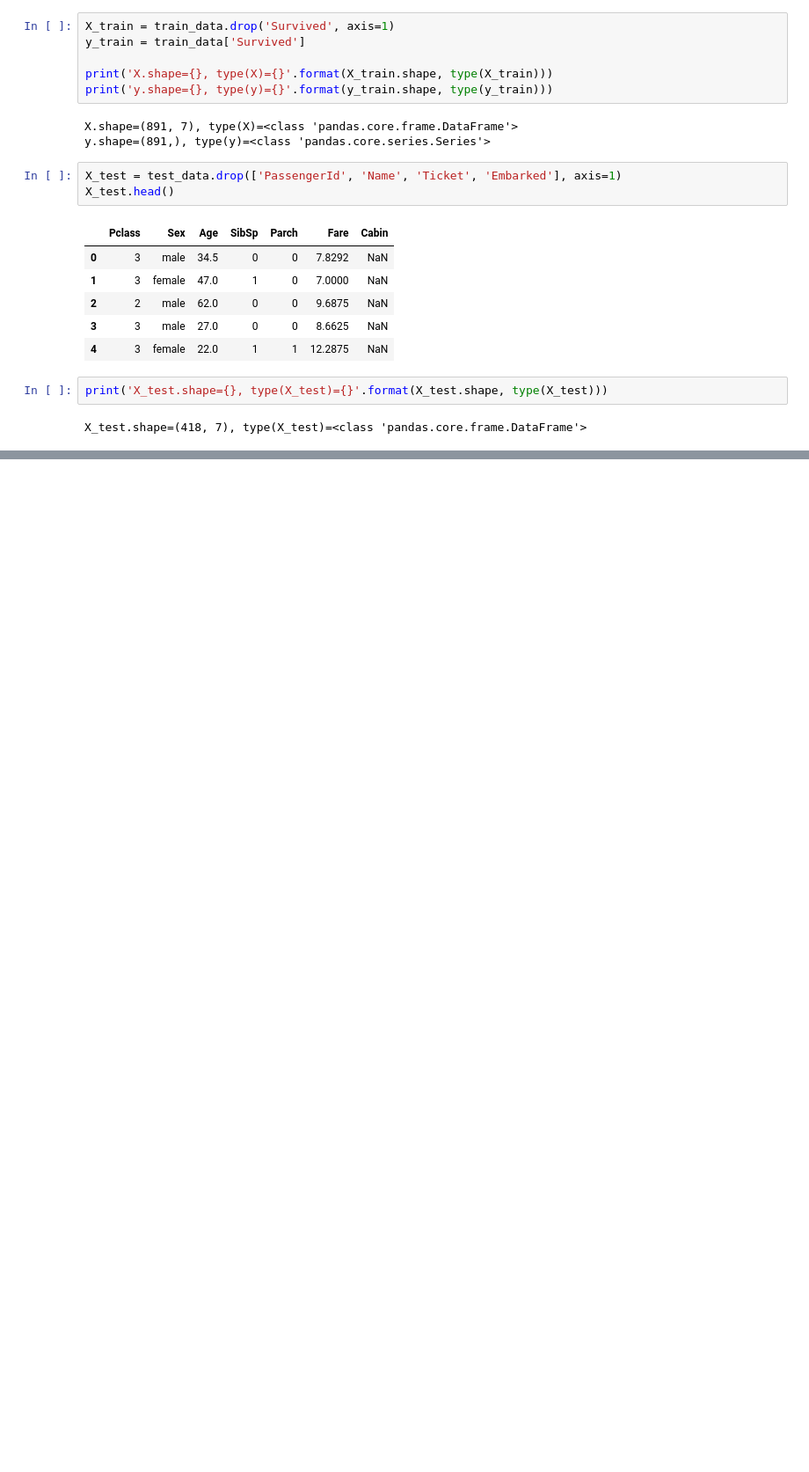
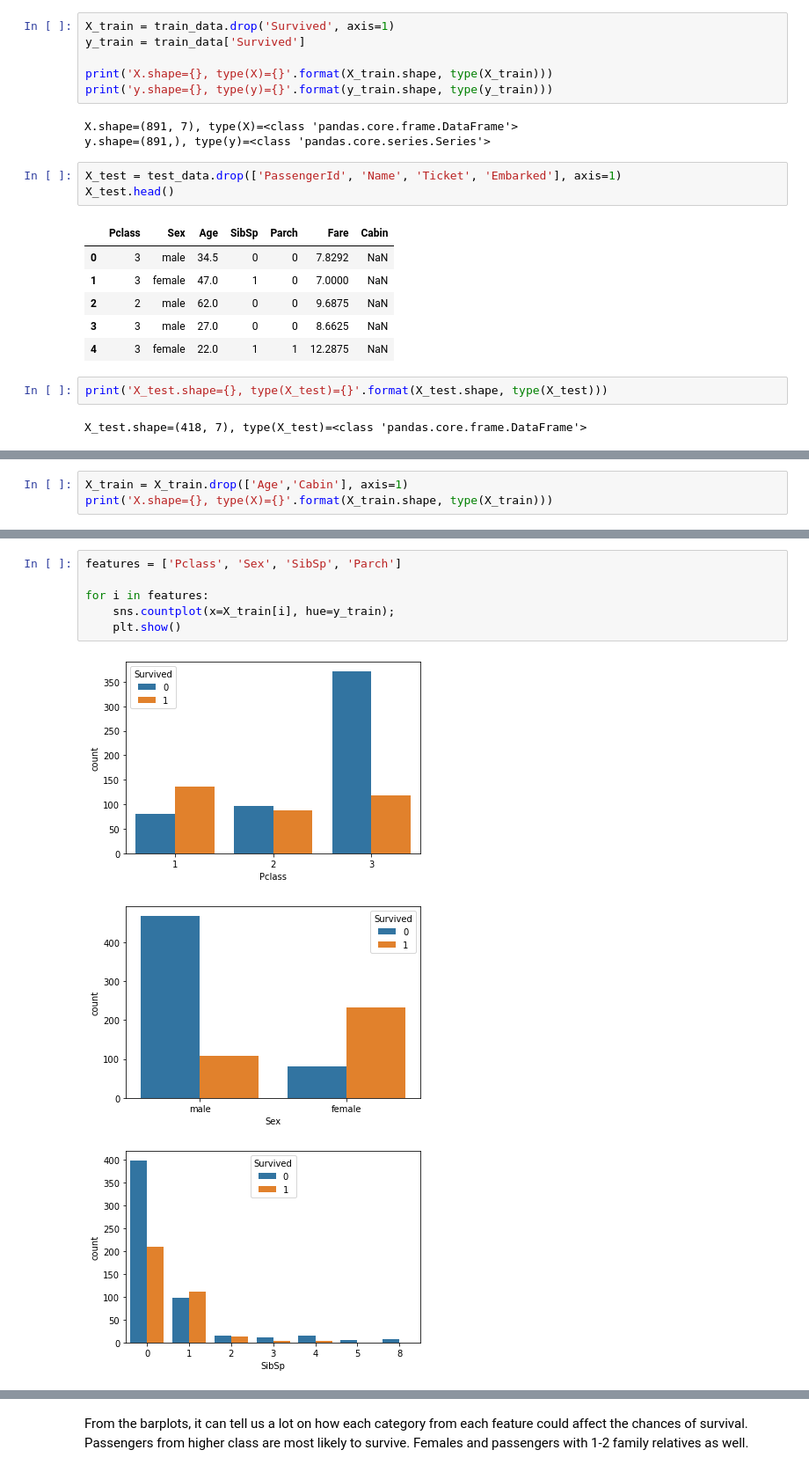
Before and after one commit to mliao21/KaggleTitanic, a Jupyter notebook: ProjectAnalysis.ipynb, the cells around one changed output, grey strips where cells are left out. Shown: that part at 88% size. Saved outputs shown, nothing was run; the diff lists cells and outputs as text; blank space fills up the shorter version.

```diff
--- a/ProjectAnalysis.ipynb
+++ b/ProjectAnalysis.ipynb
@@ -154,0 +223,3 @@ X_test.shape=(418, 7), type(X_test)=<class 'pandas.core.frame.DataFrame'>
+# %%
+X_train = X_train.drop(['Age','Cabin'], axis=1)
+print('X.shape={}, type(X)={}'.format(X_train.shape, type(X_train)))
@@ -154,0 +271,10 @@ X_test.shape=(418, 7), type(X_test)=<class 'pandas.core.frame.DataFrame'>
+# %%
+features = ['Pclass', 'Sex', 'SibSp', 'Parch']
+
+for i in features:
+    sns.countplot(x=X_train[i], hue=y_train);
+    plt.show()
+# %% [output]
+[figure, added]
+[figure, added]
+[figure, added]
@@ -154,0 +282,2 @@ X_test.shape=(418, 7), type(X_test)=<class 'pandas.core.frame.DataFrame'>
+# %% [markdown]
+From the barplots, it can tell us a lot on how each category from each feature could affect the chances of survival. Passengers from higher class are most likely to survive. Females and passengers with 1-2 family relatives as well.
```
Also changed, not shown: parts of 15 cells of this notebook.
